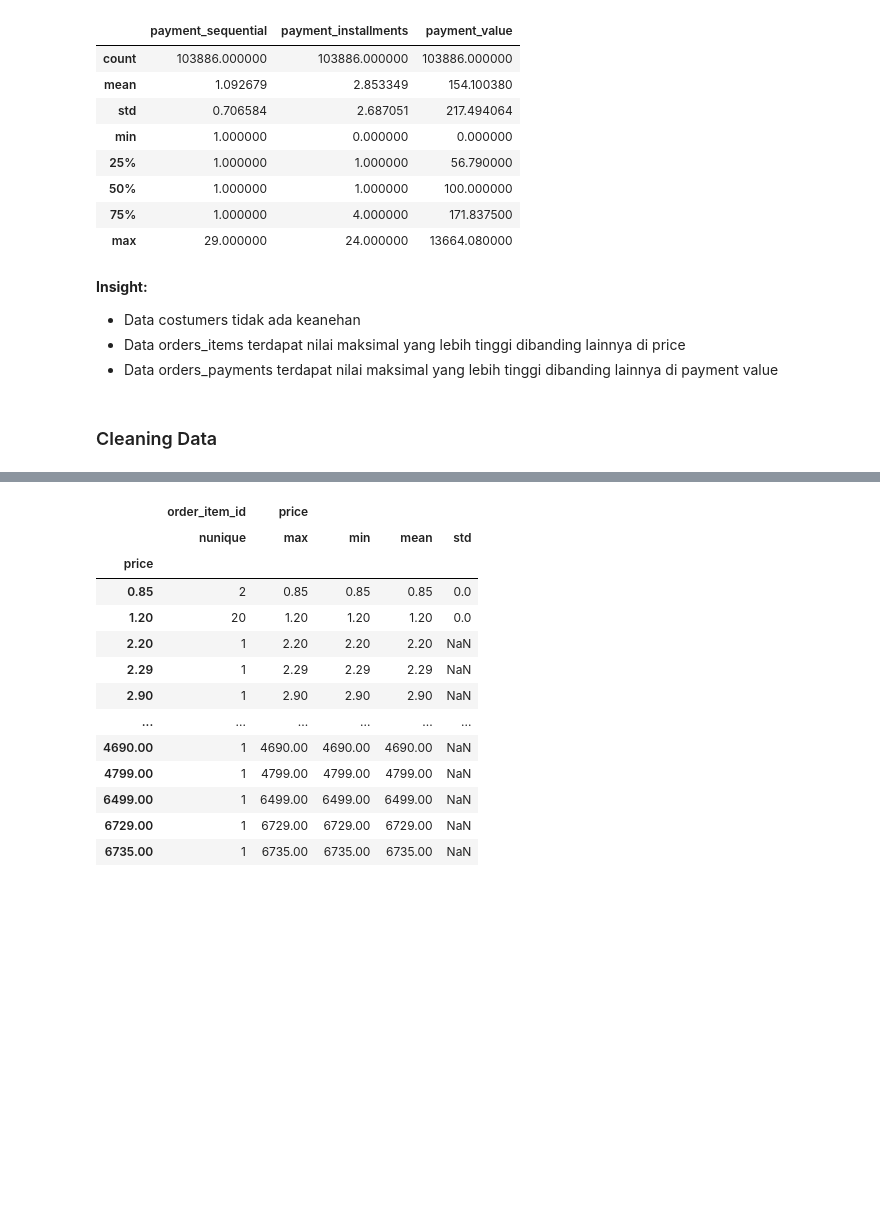
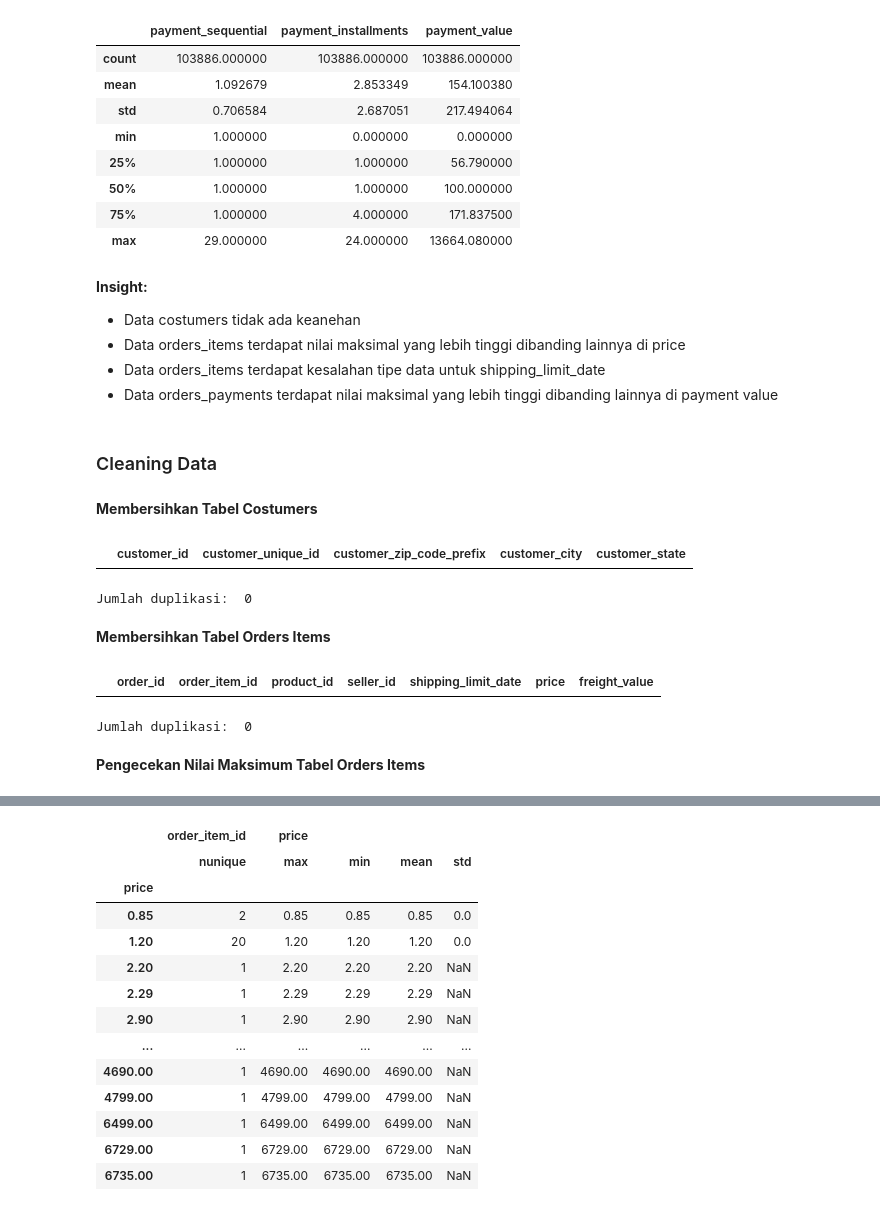
Before and after one commit to suryaadi45/Submision, a Jupyter notebook: notebook.ipynb, the cells around one changed output, grey strips where cells are left out. Cells and saved outputs as stored; diff of their text form; code cells hidden in the pictures; blank space fills up the shorter version.

```diff
--- a/notebook.ipynb
+++ b/notebook.ipynb
@@ -173,6 +173,13 @@ Jumlah duplikasi:  0
 **Insight:**
 - Data costumers tidak ada keanehan
 - Data orders_items terdapat nilai maksimal yang lebih tinggi dibanding lainnya di price
+- Data orders_items terdapat kesalahan tipe data untuk shipping_limit_date
 - Data orders_payments terdapat nilai maksimal yang lebih tinggi dibanding lainnya di payment value
 # %% [markdown]
 ### Cleaning Data
+# %% [markdown]
+**Membersihkan Tabel Costumers**
+# %%
+customers_df[customers_df.duplicated()]
+# %% [output]
+|  | customer_id | customer_unique_id | customer_zip_code_prefix | customer_city | customer_state |
@@ -178,0 +188,10 @@ Jumlah duplikasi:  0
+# %%
+print("Jumlah duplikasi: ", customers_df.duplicated().sum())
+# %% [output]
+Jumlah duplikasi:  0
+# %% [markdown]
+**Membersihkan Tabel Orders Items**
+# %%
+orders_items_df[orders_items_df.duplicated()]
+# %% [output]
+|  | order_id | order_item_id | product_id | seller_id | shipping_limit_date | price | freight_value |
@@ -179,3 +200,9 @@ Jumlah duplikasi:  0
+# %%
+print("Jumlah duplikasi: ", orders_items_df.duplicated().sum())
+# %% [output]
+Jumlah duplikasi:  0
+# %% [markdown]
+**Pengecekan Nilai Maksimum Tabel Orders Items**
 # %%
 orders_items_df[orders_items_df.price == orders_items_df.price.max()]
 # %% [output]
```
Also changed, not shown: parts of 29 cells of this notebook.
